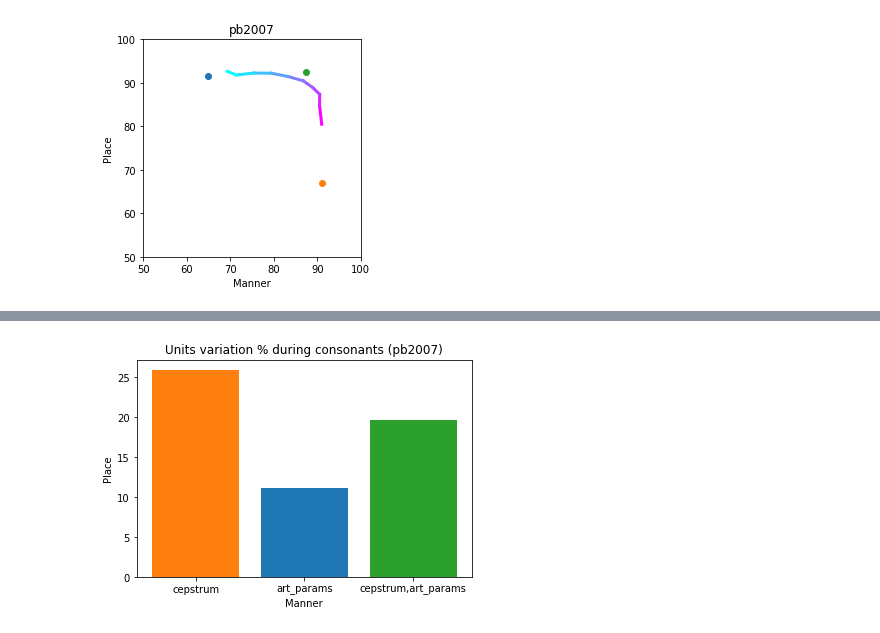
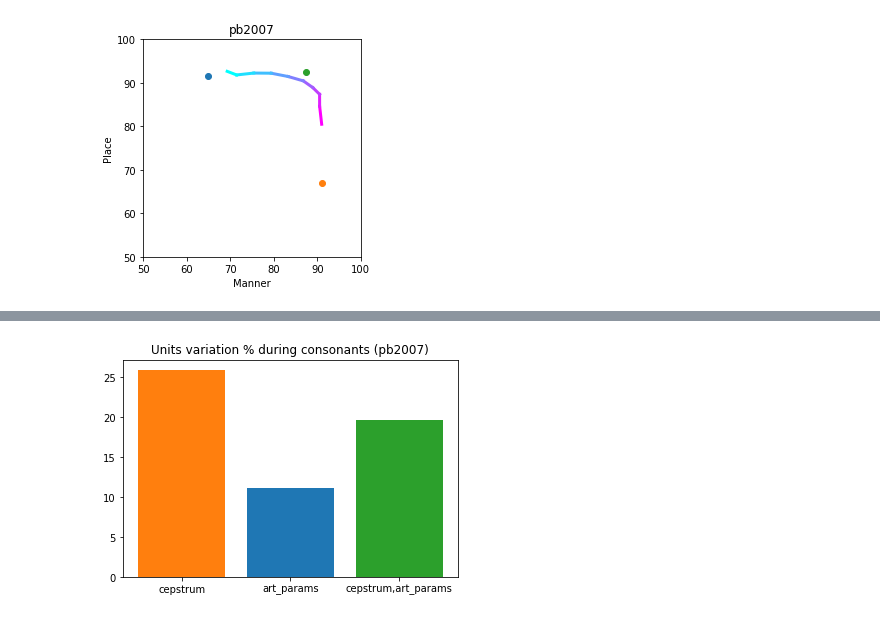
Before and after one commit to georgesma/agent, a Jupyter notebook: quantizer/visu_figures.ipynb, the cells around one changed output, grey strips where cells are left out. Drawn from its saved outputs; the diff is of its cells as text; code cells hidden in the pictures.

```diff
--- a/quantizer/visu_figures.ipynb
+++ b/quantizer/visu_figures.ipynb
@@ -231,8 +231,6 @@ for late_fusion_dataset in LATE_FUSION_DATASETS:
     ax = plt.subplot()
     # ax.set_xlim(50, 100)
     ax.set_ylim(50, 100)
-    ax.set_xlabel("Manner")
-    ax.set_ylabel("Place")
     ax.set_title("Global ABX score (%s)" % late_fusion_dataset)
 
     for i_modality, modalities in enumerate(REGULAR_MODALITIES):
@@ -312,33 +310,31 @@ colors = {
     "cepstrum": "tab:orange",
     "art_params": "tab:blue",
     "cepstrum,art_params": "tab:green",
 }
 
 for late_fusion_dataset in LATE_FUSION_DATASETS:
     dataset = Dataset(late_fusion_dataset)
     consonants = dataset.phones_infos["consonants"]
     nb_modalities = len(REGULAR_MODALITIES)
 
     plt.figure()
     ax = plt.subplot()
-    ax.set_xlabel("Manner")
-    ax.set_ylabel("Place")
     ax.set_title("Units variation %% during consonants (%s)" % late_fusion_dataset)
     xticks = []
 
     for i_modality, modalities in enumerate(REGULAR_MODALITIES):
         modality = ",".join(modalities)
         xticks.append(modality)
 
         modality_score = final_quantizers_variations[late_fusion_dataset][modality]
         color = colors[modality]
 
         # for i_training in range(NB_TRAINING):
         #     ax.scatter(modality_score["manner"][i_training], modality_score["place"][i_training], color=color, s=6)
 
         ax.bar(i_modality, modality_score, color=color)
     ax.set_xticks(range(len(xticks)), xticks)
 
     plt.show()
 # %% [output]
-[figure, old version]
+[figure, new version]
```
Also changed, not shown: parts of 1 cell of this notebook.
